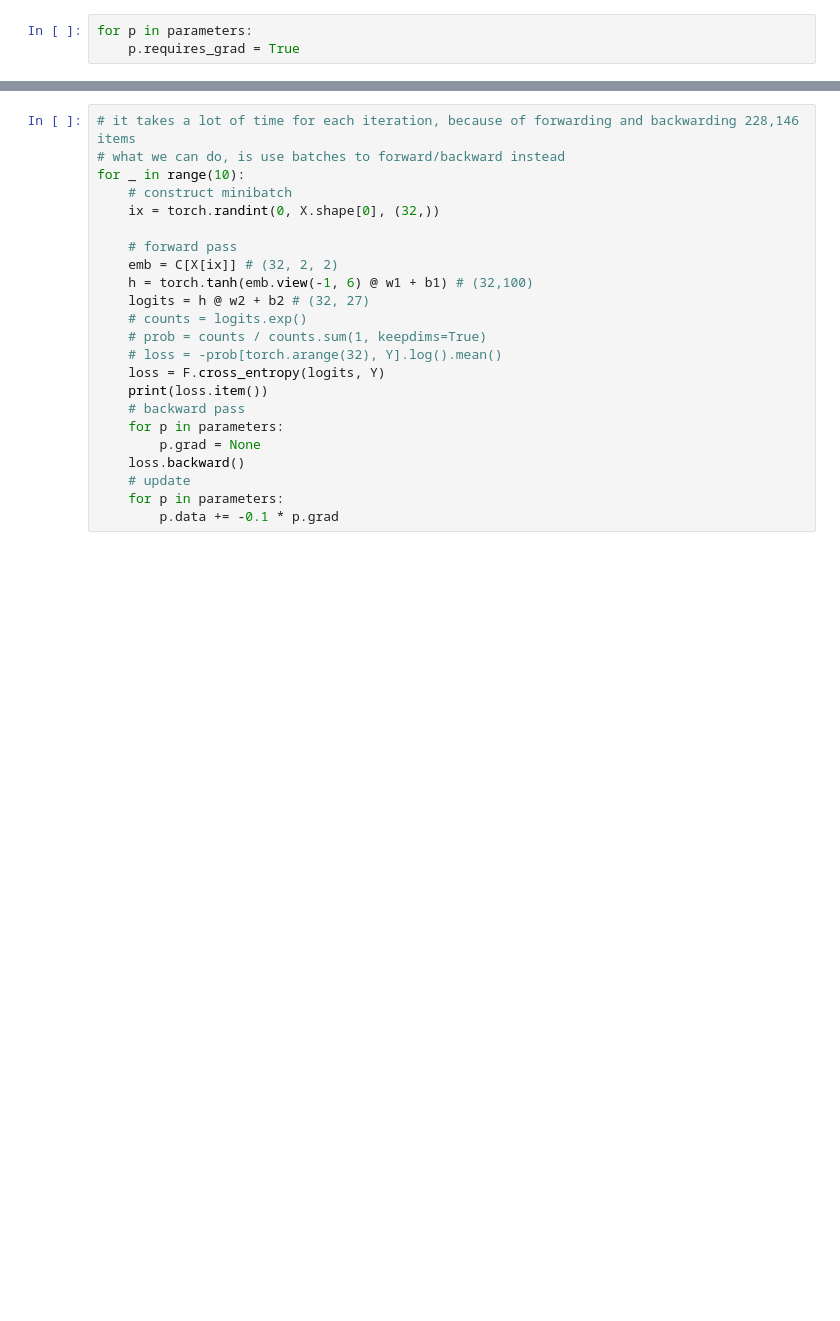
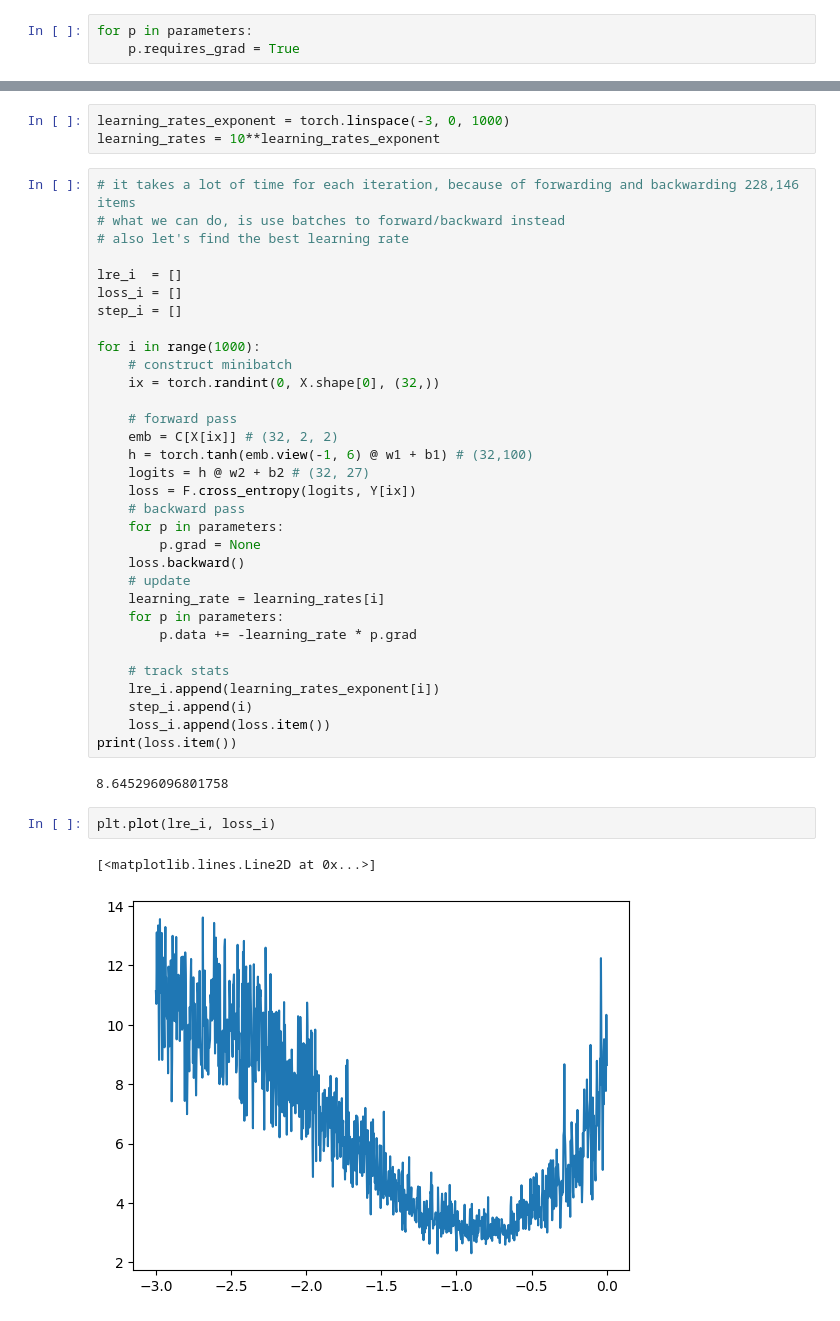
Before and after one commit to rotemfogel/nn-zero-to-hero, a Jupyter notebook: makemore/makemore_part2_mlp.ipynb, the cells around one changed output, grey strips where cells are left out. Saved outputs shown, nothing was run; the diff lists cells and outputs as text; blank space fills up the shorter version.

```diff
--- a/makemore/makemore_part2_mlp.ipynb
+++ b/makemore/makemore_part2_mlp.ipynb
@@ -293,8 +292,17 @@ for _ in range(10):
 11.05186939239502
+# %%
+learning_rates_exponent = torch.linspace(-3, 0, 1000)
+learning_rates = 10**learning_rates_exponent
 # %%
 # it takes a lot of time for each iteration, because of forwarding and backwarding 228,146 items
 # what we can do, is use batches to forward/backward instead
-for _ in range(10):
+# also let's find the best learning rate
+
+lre_i  = []
+loss_i = []
+step_i = []
+
+for i in range(1000):
     # construct minibatch
     ix = torch.randint(0, X.shape[0], (32,))
 
@@ -302,15 +310,25 @@ for _ in range(10):
     emb = C[X[ix]] # (32, 2, 2)
     h = torch.tanh(emb.view(-1, 6) @ w1 + b1) # (32,100)
     logits = h @ w2 + b2 # (32, 27)
-    # counts = logits.exp()
-    # prob = counts / counts.sum(1, keepdims=True)
-    # loss = -prob[torch.arange(32), Y].log().mean()
-    loss = F.cross_entropy(logits, Y)
-    print(loss.item())
+    loss = F.cross_entropy(logits, Y[ix])
     # backward pass
     for p in parameters:
         p.grad = None
     loss.backward()
     # update
+    learning_rate = learning_rates[i]
     for p in parameters:
-        p.data += -0.1 * p.grad
+        p.data += -learning_rate * p.grad
+
+    # track stats
+    lre_i.append(learning_rates_exponent[i])
+    step_i.append(i)
+    loss_i.append(loss.item())
+print(loss.item())
+# %% [output]
+8.645296096801758
+# %%
+plt.plot(lre_i, loss_i)
+# %% [output]
+[<matplotlib.lines.Line2D at 0x...>]
+[figure, added]
```
Also changed, not shown: parts of 22 cells of this notebook.
